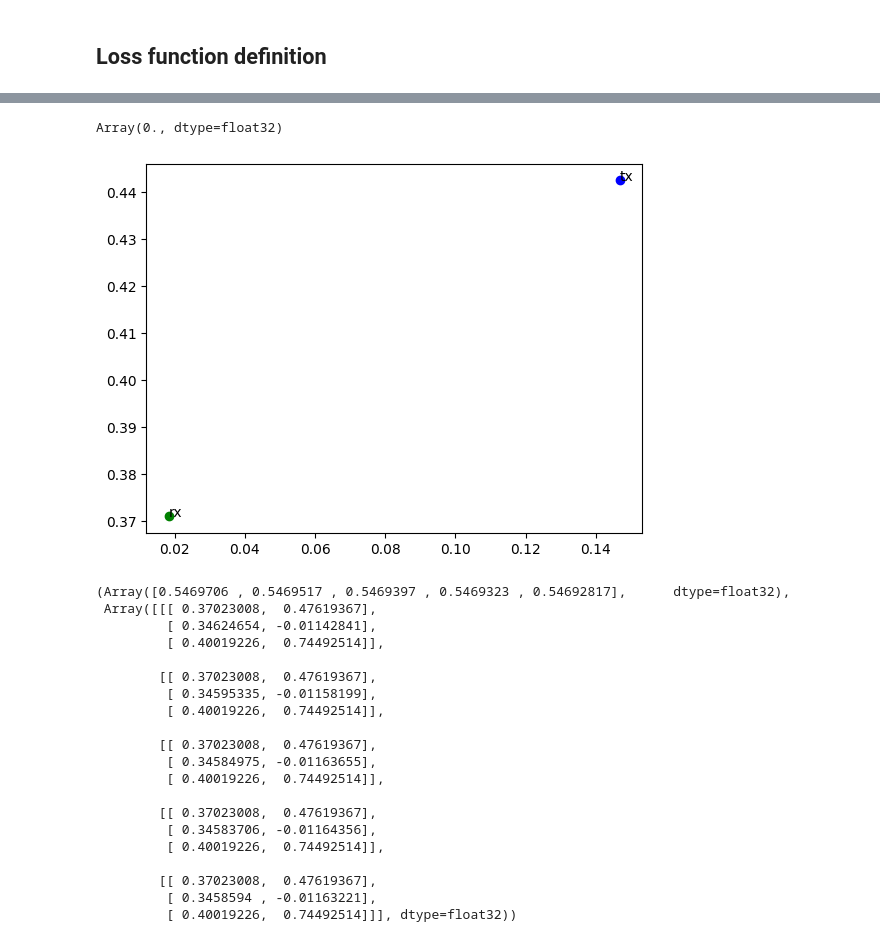
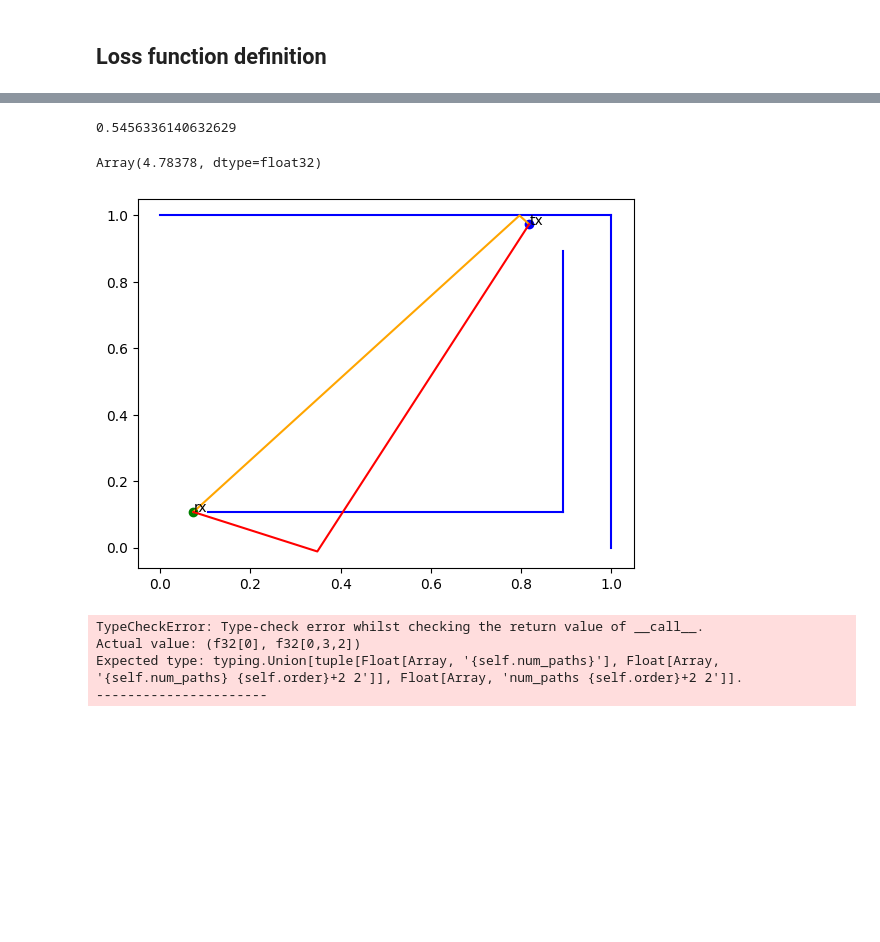
Before and after one commit to jeertmans/DiffeRT2d, a Jupyter notebook: docs/source/Deep Learning.ipynb, the cells around one changed output, grey strips where cells are left out. Saved outputs shown, nothing was run; the diff lists cells and outputs as text; code cells hidden in the pictures; blank space fills up the shorter version.

```diff
--- a/docs/source/Deep Learning.ipynb
+++ b/docs/source/Deep Learning.ipynb
@@ -204,5 +204,5 @@ def loss(
 
     return result
 # %%
-model = Model(key=key_model)
+training_model = Model(key=key_model)
 optim = optax.adam(learning_rate=1e-3)
@@ -243,8 +209,9 @@ Path generated = [[ 0.34136647 -0.01640755]]
 # %%
-loss(model, *next(train_samples), plot=True)
+loss(training_model, *next(train_samples), plot=True)  # Untrained model
 # %% [output]
-Array(0., dtype=float32)
+0.5456336140632629
+Array(4.78378, dtype=float32)
-[figure, old version]
+[figure, new version]
 # %%
 def train(
     model: Model,
@@ -287,30 +254,12 @@ def train(
 
     return model
 # %%
-model = train(model, train_samples, test_samples, optim)
+training_model = train(training_model, train_samples, test_samples, optim)
+#  inference_model = eqx.nn.inference_mode(model) TODO: fixme
+inference_model = training_model
+# %% [output]
+TypeCheckError: Type-check error whilst checking the return value of __call__.
+Actual value: (f32[0], f32[0,3,2])
+Expected type: typing.Union[tuple[Float[Array, '{self.num_paths}'], Float[Array, '{self.num_paths} {self.order}+2 2']], Float[Array, 'num_paths {self.order}+2 2']].
+----------------------
-# %%
-model = Model(key=key_model)
-xy, y_true = next(train_samples)
-model(xy)
-# %% [output]
-(Array([0.5469706 , 0.5469517 , 0.5469397 , 0.5469323 , 0.54692817],      dtype=float32),
- Array([[[ 0.37023008,  0.47619367],
-         [ 0.34624654, -0.01142841],
-         [ 0.40019226,  0.74492514]],
-
-        [[ 0.37023008,  0.47619367],
-         [ 0.34595335, -0.01158199],
-         [ 0.40019226,  0.74492514]],
-
-        [[ 0.37023008,  0.47619367],
-         [ 0.34584975, -0.01163655],
-         [ 0.40019226,  0.74492514]],
-
-        [[ 0.37023008,  0.47619367],
-         [ 0.34583706, -0.01164356],
-         [ 0.40019226,  0.74492514]],
-
-        [[ 0.37023008,  0.47619367],
-         [ 0.3458594 , -0.01163221],
-         [ 0.40019226,  0.74492514]]], dtype=float32))
 # %%
```
Also changed, not shown: parts of 3 cells of this notebook, 1 other file.
